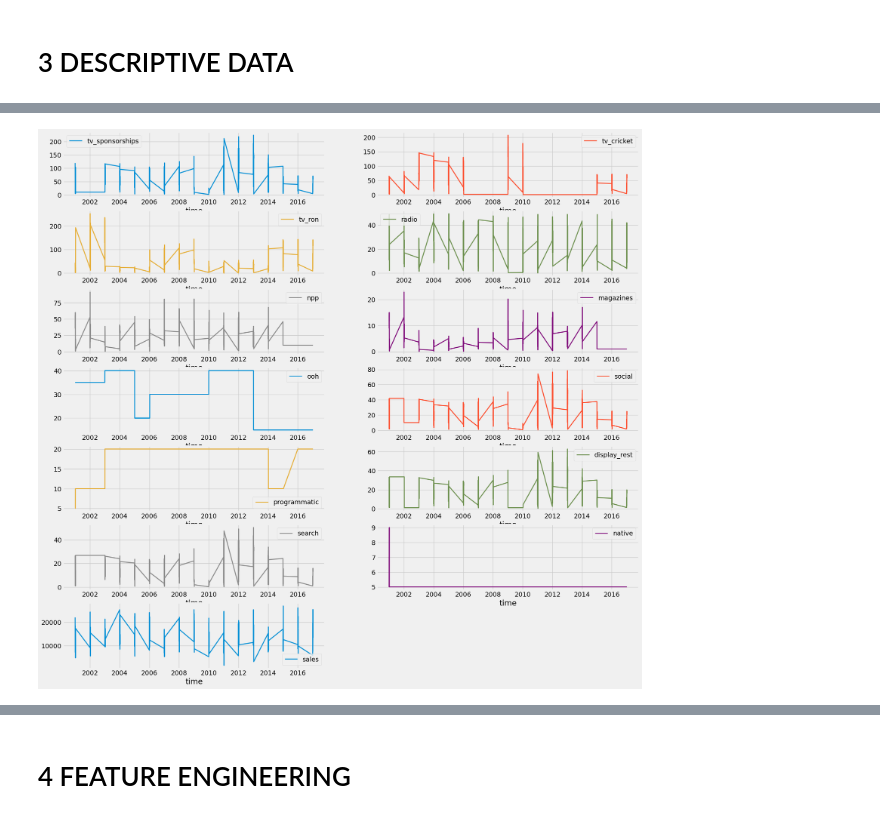
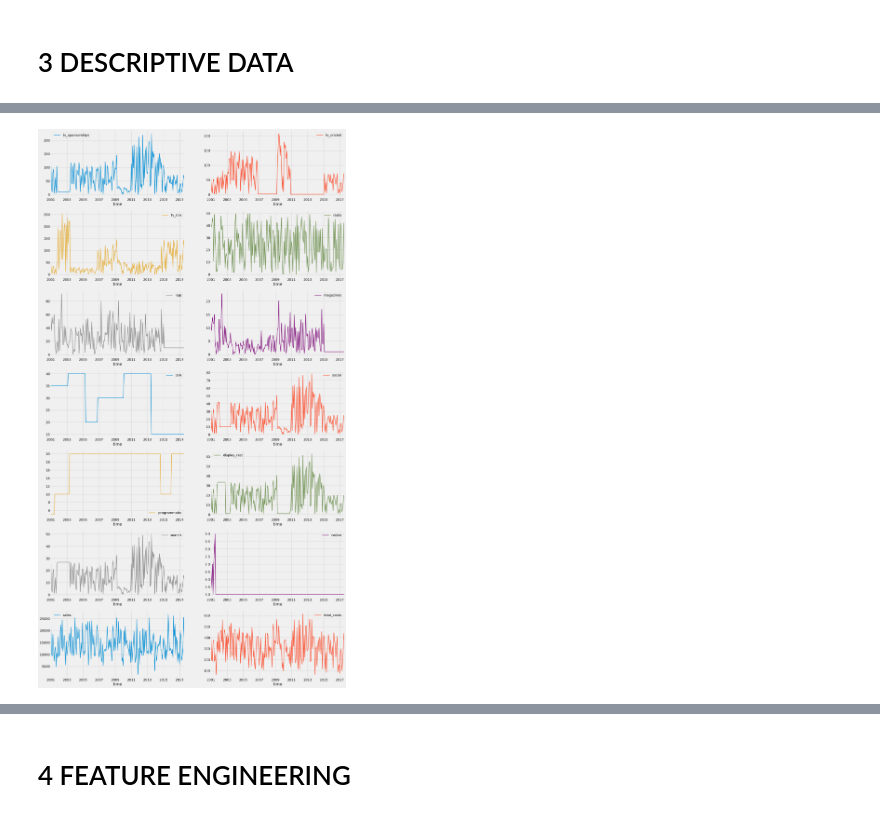
Before and after one commit to tanhpuh/marketing-mix-modeling, a Jupyter notebook: Marketing_Mix_Modeling.ipynb, the cells around one changed output, grey strips where cells are left out. Cells and saved outputs as stored; diff of their text form; code cells hidden in the pictures.

```diff
--- a/Marketing_Mix_Modeling.ipynb
+++ b/Marketing_Mix_Modeling.ipynb
@@ -53,8 +54,9 @@ print(df.columns)
 # %% [output]
 Index(['Time', 'tv_sponsorships', 'tv_cricket', 'tv_RON', 'radio', 'NPP', 'Magazines', 'OOH', 'Social', 'Programmatic', 'Display_Rest', 'Search', 'Native', 'sales'], dtype='object')
 # %%
+df['Time'] = pd.to_datetime(df['Time'], format='%d/%m/%y', errors='coerce')
+
 df = df.rename(columns={'Time': 'time'})
-df['time'] = pd.to_datetime(df['time']) #format='%Y'
 df = df.rename(columns={'tv_RON': 'tv_ron'})
 df = df.rename(columns={'NPP': 'npp'})
 df = df.rename(columns={'Magazines': 'magazines'})
@@ -66,6 +68,7 @@ df = df.rename(columns={'Search': 'search'})
 df = df.rename(columns={'Native': 'native'})
 
 df = df[['time','tv_sponsorships', 'tv_cricket', 'tv_ron', 'radio', 'npp', 'magazines', 'ooh', 'social', 'programmatic', 'display_rest', 'search', 'native','sales']]
+df.set_index('time', inplace=True)
 # %% [markdown]
 # 3 DESCRIPTIVE DATA
 # %%
@@ -100,3 +118,8 @@ memory usage: 22.0 KB
+# %%
+df['ooh'] = pd.to_numeric(df['ooh'], errors='coerce').astype('float64')
+df['programmatic'] = pd.to_numeric(df['programmatic'], errors='coerce').astype('float64')
+df['native'] = pd.to_numeric(df['native'], errors='coerce').astype('float64')
+df['sales'] = pd.to_numeric(df['sales'], errors='coerce').astype('float64')
 # %%
 df.describe()
 # %% [output]
@@ -111,0 +135,17 @@ df.describe()
+# %%
+# Calculate total costs and total sales by month
+df['total_costs'] = df.drop(columns='sales').sum(axis=1)
+df_monthly = df.resample('MS').sum()
+
+# Create the plot
+plt.figure(figsize=(12, 6))
+plt.plot(df_monthly.index, df_monthly['total_costs'], label='Total Costs')
+plt.plot(df_monthly.index, df_monthly['sales'], label='Total Sales')
+plt.xlabel('Month')
+plt.ylabel('Amount')
+plt.title('Total Costs vs. Total Sales per Month')
+plt.legend()
+plt.grid(True)
+plt.xticks(rotation=45)
+plt.tight_layout()
+plt.show()
@@ -112,16 +229,15 @@ df.describe()
 # %%
 plt.style.use('fivethirtyeight')
 
 df2 = df.copy('Deep')
-df2 = df2.set_index('time')
 
 # Facet plots
 df2.plot(subplots=True,
         linewidth=2,
         layout=(7, 2), # 4 rows, 1 column
-        figsize=(20, 20), # width 20
+        figsize=(20, 40), # width 20
         sharex=False,
         sharey=False)
 plt.show()
 # %% [output]
-[figure, old version]
+[figure, new version]
```
Also changed, not shown: parts of 20 cells of this notebook.
